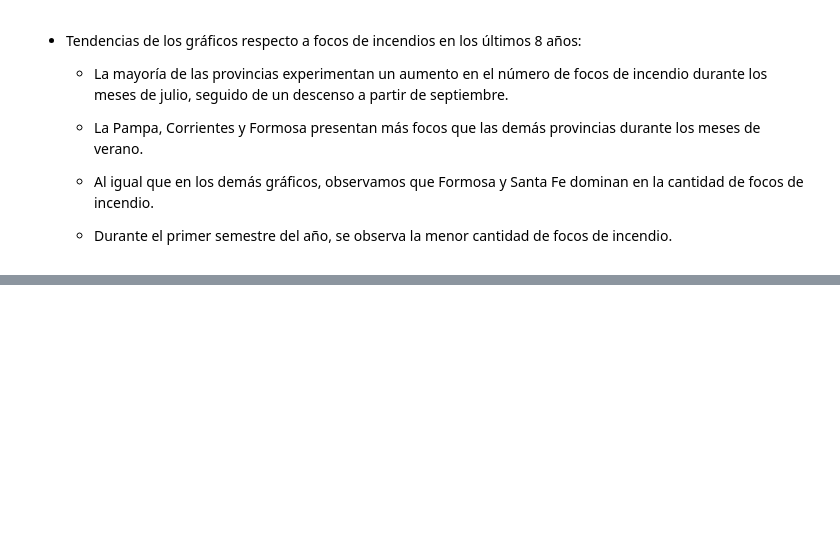
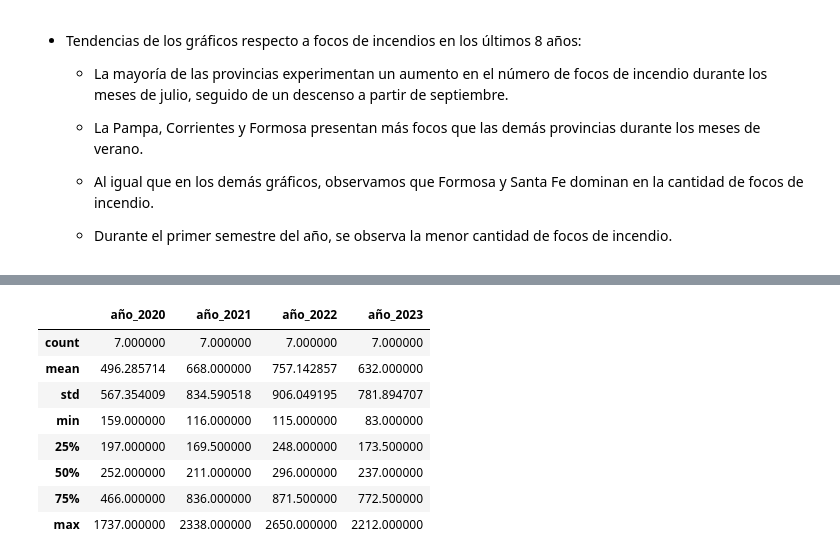
Before and after one commit to MaximilianoTauil/Incendios, a Jupyter notebook: EDA.ipynb, the cells around one changed output, grey strips where cells are left out. Cells and saved outputs as stored; diff of their text form; code cells hidden in the pictures; blank space fills up the shorter version.

```diff
--- a/EDA.ipynb
+++ b/EDA.ipynb
@@ -502,0 +516,12 @@ plt.show()
+# %%
+quinto.describe()
+# %% [output]
+|  | año_2020 | año_2021 | año_2022 | año_2023 |
+| count | 7.000000 | 7.000000 | 7.000000 | 7.000000 |
+| mean | 496.285714 | 668.000000 | 757.142857 | 632.000000 |
+| std | 567.354009 | 834.590518 | 906.049195 | 781.894707 |
+| min | 159.000000 | 116.000000 | 115.000000 | 83.000000 |
+| 25% | 197.000000 | 169.500000 | 248.000000 | 173.500000 |
+| 50% | 252.000000 | 211.000000 | 296.000000 | 237.000000 |
+| 75% | 466.000000 | 836.000000 | 871.500000 | 772.500000 |
+| max | 1737.000000 | 2338.000000 | 2650.000000 | 2212.000000 |
```
Also changed, not shown: parts of 4 cells of this notebook.
